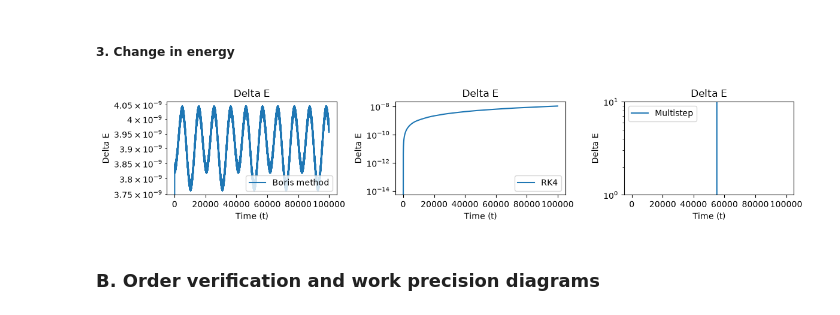
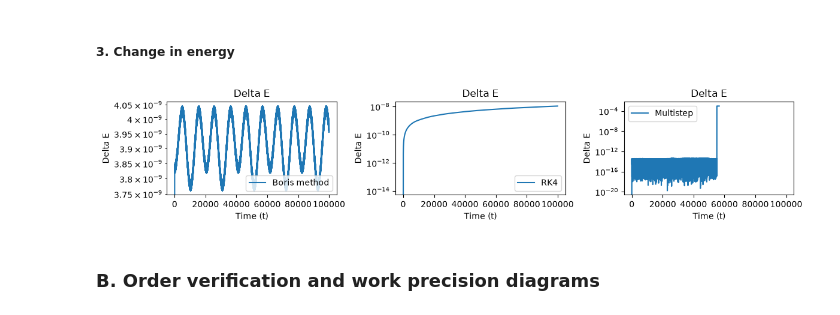
Before and after one commit to einaraarnaes/Project_2_TMA4215, a Jupyter notebook: report.ipynb, the cells around one changed output. Cells and saved outputs as stored; diff of their text form; code cells hidden in the pictures.

```diff
--- a/report.ipynb
+++ b/report.ipynb
@@ -469,17 +469,17 @@ plt.show()
 # %%
 fig, axs = plt.subplots(nrows = 1, ncols = 3, figsize = (12, 2.5))
 axs[0].semilogy(t_T_reference, delta_E_T_boris, label = "Boris method")
 axs[1].semilogy(t_T_reference, delta_E_T_RK, label = "RK4")
-axs[2].semilogy(t_T_reference, delta_E_T_multi, label = "Multistep")
+axs[2].semilogy(t_T_reference, np.clip(delta_E_T_multi, 0, 0.001), label = "Multistep")
 
 for ax in axs:
     ax.set(xlabel = "Time (t)", ylabel = "Delta E", title = "Delta E")
     ax.legend()
 
 plt.tight_layout()
 plt.show()
 # %% [output]
-[figure, old version]
+[figure, new version]
 # %% [markdown]
 ### B. Order verification and work precision diagrams
 # %% [markdown]
```
